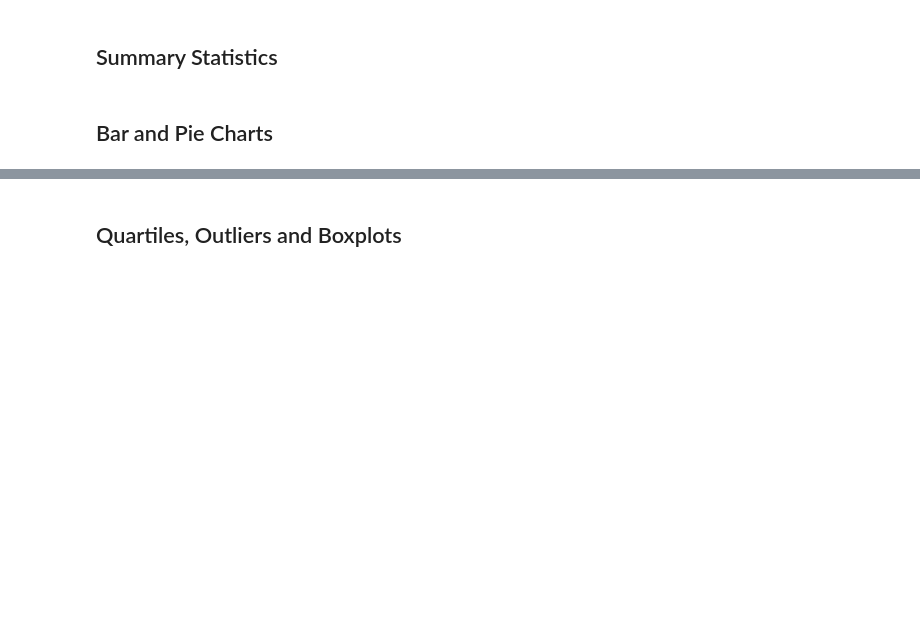
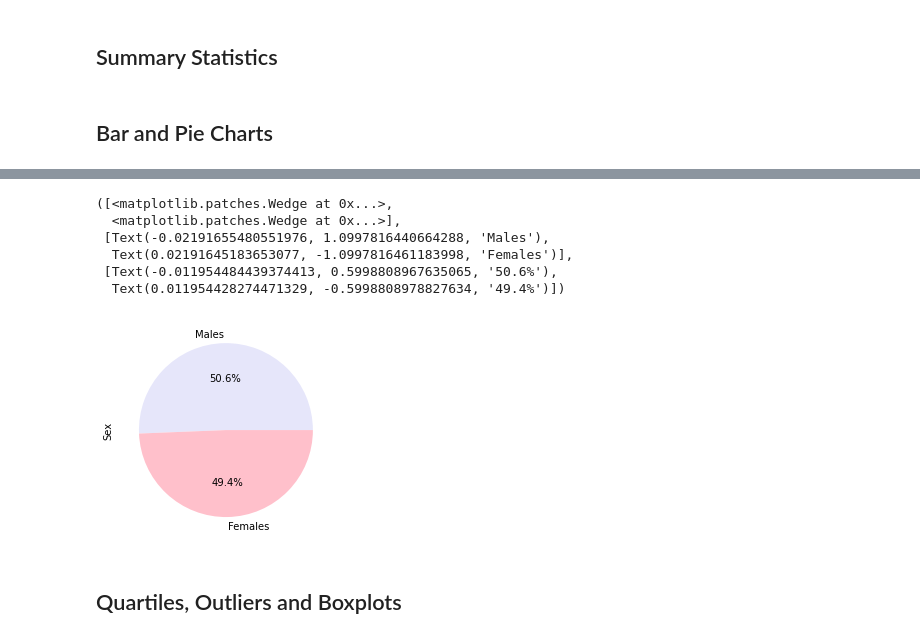
Before and after one commit to D11eleven/MatplotlibHW5, a Jupyter notebook: Pymaceuticals/Working.ipynb, the cells around one changed output, grey strips where cells are left out. Drawn from its saved outputs; the diff is of its cells as text; code cells hidden in the pictures; blank space fills up the shorter version.

```diff
--- a/Pymaceuticals/Working.ipynb
+++ b/Pymaceuticals/Working.ipynb
@@ -131,7 +140,18 @@ plt.show()
 # %%
 # Generate a pie plot showing the distribution of female versus male mice using pyplot
 dist = clean_combined_dataset_df.Sex.value_counts()
-plt.pie(dist.values)
+labels = ("Males","Females")
+colors = ("Lavender","Pink")
+plt.ylabel("Sex")
+plt.pie(dist.values, labels = labels, colors=colors, autopct='%1.1f%%')
+# %% [output]
+([<matplotlib.patches.Wedge at 0x...>,
+  <matplotlib.patches.Wedge at 0x...>],
+ [Text(-0.02191655480551976, 1.0997816440664288, 'Males'),
+  Text(0.02191645183653077, -1.0997816461183998, 'Females')],
+ [Text(-0.011954484439374413, 0.5998808967635065, '50.6%'),
+  Text(0.011954428274471329, -0.5998808978827634, '49.4%')])
+[figure, added]
 # %% [markdown]
 ## Quartiles, Outliers and Boxplots
 # %%
```
Also changed, not shown: parts of 4 cells of this notebook, 2 other files.
